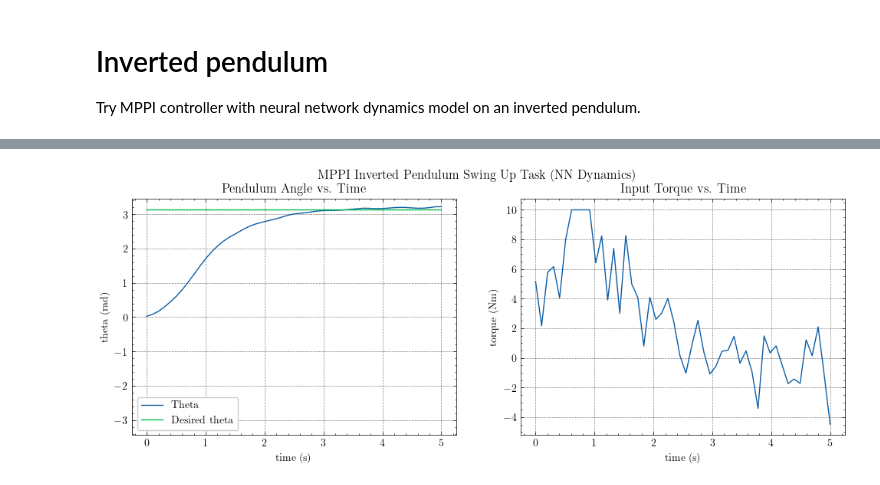
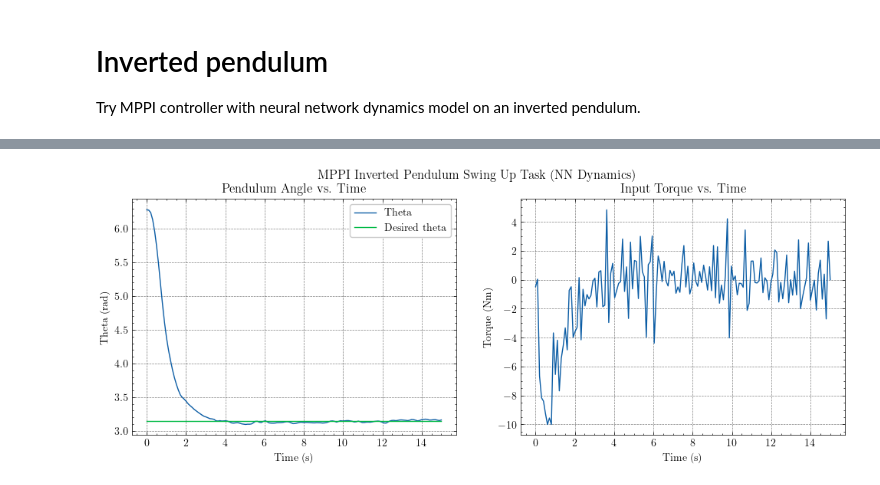
Before and after one commit to micahreich/mppi-neural-dynamics, a Jupyter notebook: control/MPPI_NNPlayground.ipynb, the cells around one changed output, grey strips where cells are left out. Cells and saved outputs as stored; diff of their text form; code cells hidden in the pictures.

Commit message:
online learning tests

```diff
--- a/control/MPPI_NNPlayground.ipynb
+++ b/control/MPPI_NNPlayground.ipynb
@@ -171,0 +137,33 @@ Test the MPPI controller on a swing-up task using the neural network dynamics mo
+# %%
+# Test the neural network dynamics on the system's natural dynamics
+
+initial_state = np.array([0, 0.5])
+
+nn_current_state = initial_state
+truth_current_state = initial_state
+action = np.array([0])
+
+simulation_length = 5
+n_steps = int((1 / dt) * simulation_length)
+
+# Simulate the ground truth pendulum
+
+def dydt(y, t):
+    m, l, b, g = inv_pend_env.m, inv_pend_env.l, inv_pend_env.b, inv_pend_env.g
+    theta, omega = y
+    alpha = (-b * omega + m * g * l * np.sin(theta)) / (m * l**2)
+
+    return np.array([omega, alpha])
+
+truth_states = odeint(dydt, truth_current_state,
+                      np.linspace(0, simulation_length, int(simulation_length/dt)))
+truth_states[:, 0] %= (2*np.pi)
+
+# Simulate the neural network pendulum
+nn_states = np.empty((n_steps, 2))
+
+for i in range(n_steps):
+    nn_states[i] = nn_current_state
+
+    nn_input = np.hstack((nn_current_state, action)).reshape(1, -1)
+    nn_current_state = inv_pend_env.evolve_state(nn_input)[0]
@@ -172,5 +193,5 @@ Test the MPPI controller on a swing-up task using the neural network dynamics mo
 # %%
-simulation_length = 5  # s
+simulation_length = 15  # s
 n_steps = int((1 / dt) * simulation_length)
 
 # Create lists to store control sequence and state sequences for MPPI runs
@@ -183,9 +204,10 @@ start_time = perf_counter()
 for i in range(0, n_steps):
     action = inv_pend_env.controller.step(current_state)
     current_state = inv_pend_env.simulator(current_state, action, measurement_noise=False)
+    current_state[0] %= (2 * np.pi)
 
     states[i] = current_state
     controls[i] = action
 
-print("Elapsed Time: {:.5f} s".format(perf_counter() - start_time))
+print("Elapsed time: {:.5f} s".format(perf_counter() - start_time))
 # %% [output]
@@ -193,22 +215,22 @@ Elapsed Time: 1.80424 s
 # %%
 # Plot the results
 fig, (ax1, ax2) = plt.subplots(1, 2, figsize=(12, 4))
 
 fig.suptitle("MPPI Inverted Pendulum Swing Up Task (NN Dynamics)")
 
 time = np.linspace(0, simulation_length, n_steps)
 
 ax1.set_title("Pendulum Angle vs. Time")
 ax1.plot(time, states[:, 0], label="Theta")
 ax1.plot(time, np.repeat(inv_pend_env.desired_state[0], n_steps), label="Desired theta")
-ax1.set(xlabel="time (s)", ylabel="theta (rad)")
-ax1.set_ylim([-np.pi-0.3, np.pi+0.3])
+ax1.set(xlabel="Time (s)", ylabel="Theta (rad)")
+# ax1.set_ylim([-np.pi-0.3, np.pi+0.3])
 ax1.legend()
 
 ax2.set_title("Input Torque vs. Time")
 ax2.plot(time, controls[:, 0], label="Input torque")
-ax2.set(xlabel="time (s)", ylabel="torque (Nm)")
+ax2.set(xlabel="Time (s)", ylabel="Torque (Nm)")
 
 fig.savefig("swingup_task.png")
 # %% [output]
-[figure, old version]
+[figure, new version]
```
Also changed, not shown: parts of 18 cells of this notebook, 9 other files.
